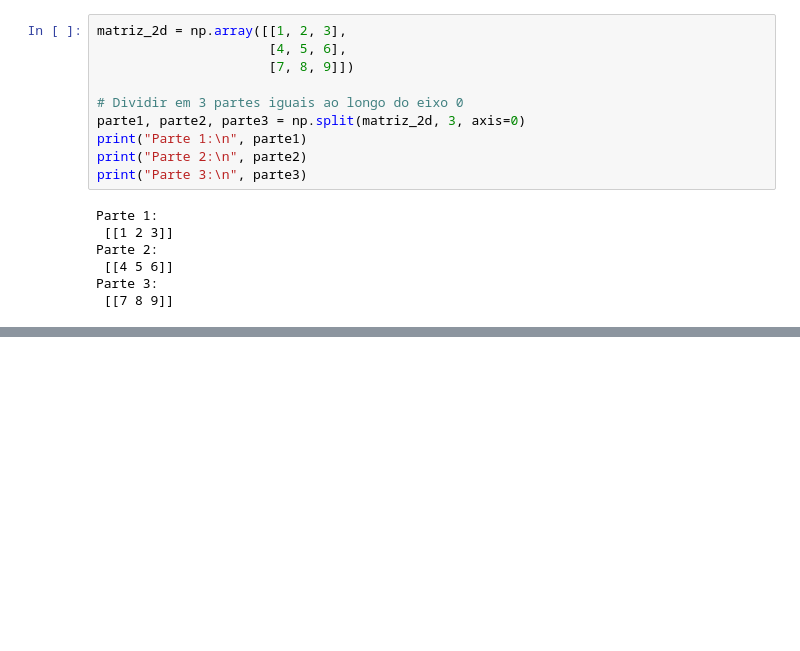
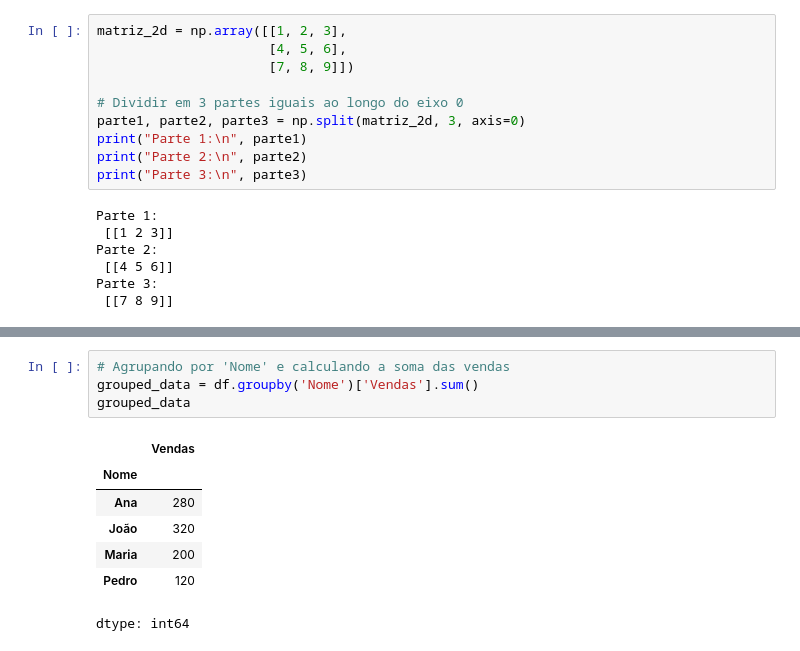
Before and after one commit to tiagopessoalima/TATI, a Jupyter notebook: Aula_Semana_02_(TATI).ipynb, the cells around one changed output, grey strips where cells are left out. Drawn from its saved outputs; the diff is of its cells as text; blank space fills up the shorter version.

```diff
--- a/Aula_Semana_02_(TATI).ipynb
+++ b/Aula_Semana_02_(TATI).ipynb
@@ -388,0 +539,12 @@ Essas ferramentas são a base para **Ciência de Dados** com Python. A partir de
+# %%
+# Agrupando por 'Nome' e calculando a soma das vendas
+grouped_data = df.groupby('Nome')['Vendas'].sum()
+grouped_data
+# %% [output]
+|  | Vendas |
+| Nome |  |
+| Ana | 280 |
+| João | 320 |
+| Maria | 200 |
+| Pedro | 120 |
+dtype: int64
```
Also changed, not shown: parts of 67 cells of this notebook.
